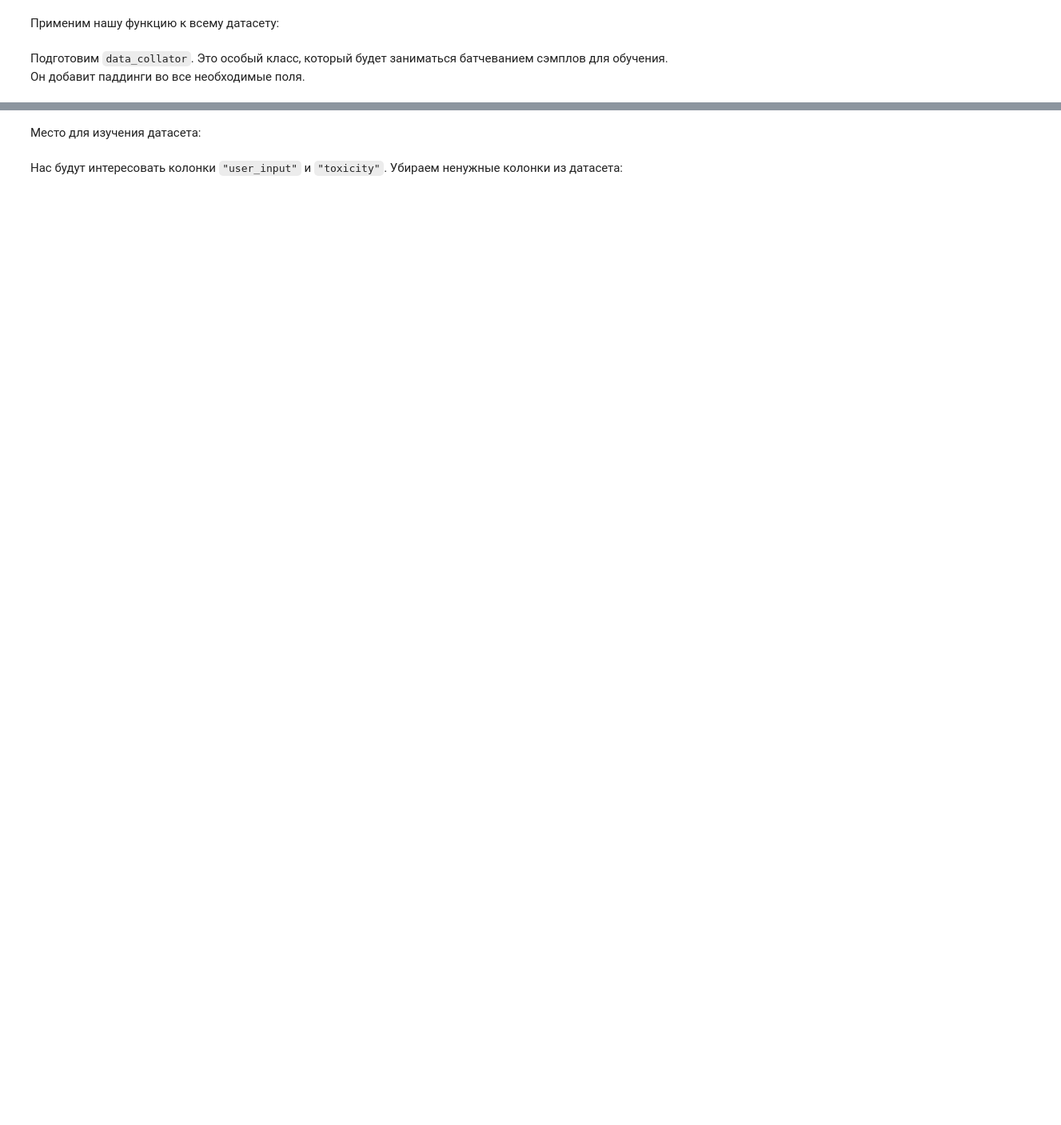
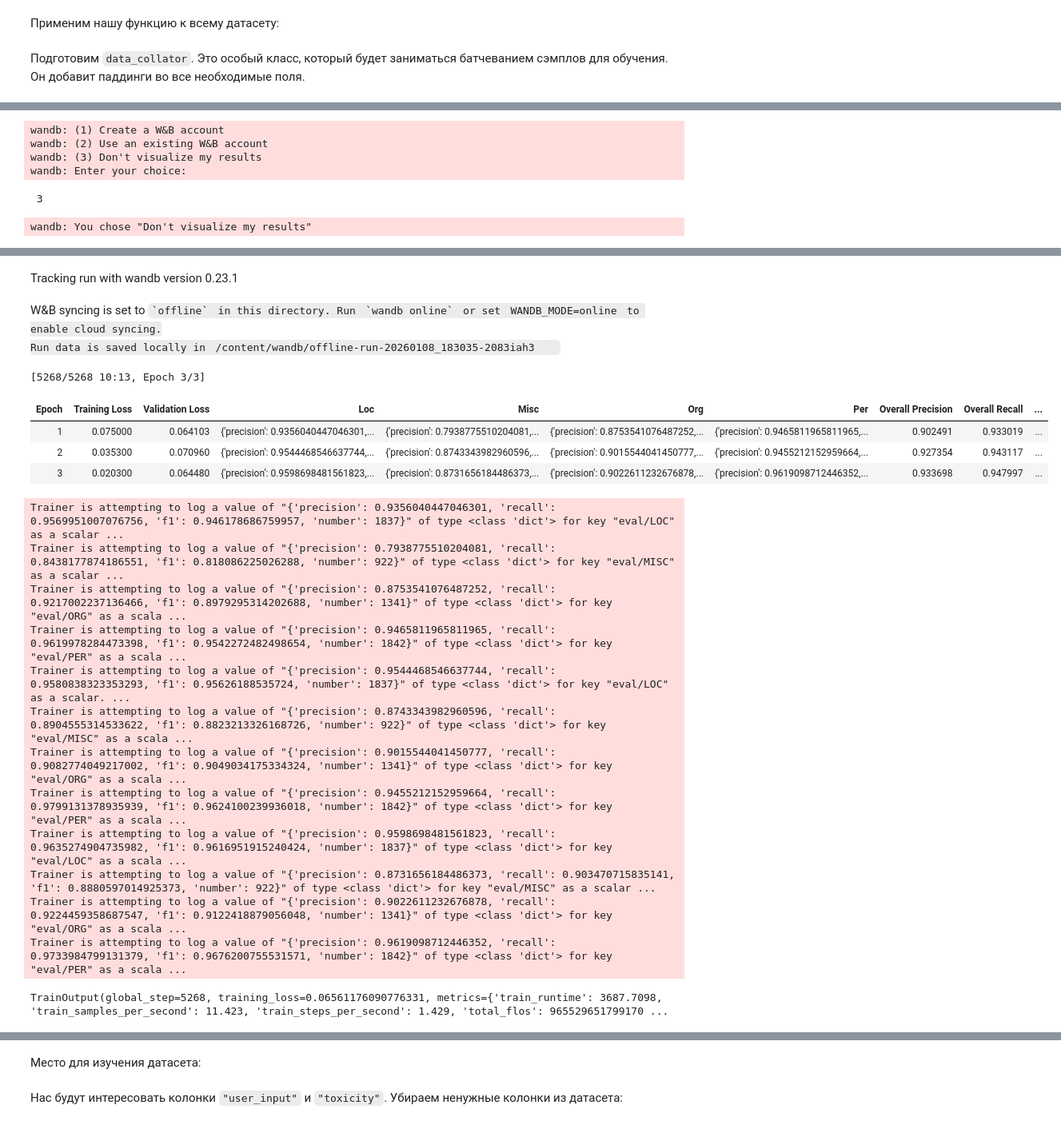
Before and after one commit to CallBan/pet-projects, a Jupyter notebook: Mentoring-practice/hw3_ner_and_classification.ipynb, the cells around one changed output, grey strips where cells are left out. Shown at 80% size. Saved outputs shown, nothing was run; the diff lists cells and outputs as text; code cells hidden in the pictures; blank space fills up the shorter version.

```diff
--- a/Mentoring-practice/hw3_ner_and_classification.ipynb
+++ b/Mentoring-practice/hw3_ner_and_classification.ipynb
@@ -220,7 +373,26 @@ metrics_calculator = evaluate.load("seqeval")
 
 def calculate_metrics(eval_predictions):
     logits, target_labels = eval_predictions
-    ...
+    predictions = logits.argmax(axis=-1)
+
+    predictions_list = []
+    references_list = []
+    for i in range(logits.shape[0]):
+      sentence_prediction = []
+      sentence_reference = []
+      for j in range(logits.shape[1]):
+        if target_labels[i][j] == -100:
+          continue
+        else:
+          sentence_prediction.append(id2label[predictions[i][j]])
+          sentence_reference.append(id2label[target_labels[i][j]])
+      predictions_list.append(sentence_prediction)
+      references_list.append(sentence_reference)
+
+    return metrics_calculator.compute(
+        predictions=predictions_list,
+        references=references_list
+    )
 # %% [markdown]
 ### Обучение
 
@@ -248,7 +420,34 @@ def calculate_metrics(eval_predictions):
 
 После чего запустить `trainer.train()`
 # %%
-# from transformers import Trainer, TrainingArguments
+from transformers import Trainer, TrainingArguments
 
+trainer_args = TrainingArguments(
+    eval_strategy="epoch",
+    save_strategy="epoch",
+    metric_for_best_model="overall_f1",
+    greater_is_better=True,
+    learning_rate=2e-5,
+    num_train_epochs=3,
+    per_device_train_batch_size=8,
+    per_device_eval_batch_size=8
+)
 
-...
+trainer = Trainer(
+    model=model,
+    args=trainer_args,
+    train_dataset=preprocessed_ner_dataset["train"],
+    eval_dataset=preprocessed_ner_dataset["validation"],
+    tokenizer=bert_tokenizer,
+    compute_metrics=calculate_metrics,
+    data_collator=data_collator
+)
+
+trainer.train()
+# %% [output]
+wandb: (1) Create a W&B account
+wandb: (2) Use an existing W&B account
+wandb: (3) Don't visualize my results
+wandb: Enter your choice:
+ 3
+wandb: You chose "Don't visualize my results"
@@ -255,3 +455,24 @@ def calculate_metrics(eval_predictions):
+Tracking run with wandb version 0.23.1
+W&B syncing is set to `offline` in this directory. Run `wandb online` or set WANDB_MODE=online to enable cloud syncing.
+Run data is saved locally in /content/wandb/offline-run-20260108_183035-2083iah3
+[5268/5268 10:13, Epoch 3/3]
+| Epoch | Training Loss | Validation Loss | Loc | Misc | Org | Per | Overall Precision | Overall Recall | ... |
+| 1 | 0.075000 | 0.064103 | {'precision': 0.9356040447046301,... | {'precision': 0.7938775510204081,... | {'precision': 0.8753541076487252,... | {'precision': 0.9465811965811965,... | 0.902491 | 0.933019 | ... |
+| 2 | 0.035300 | 0.070960 | {'precision': 0.9544468546637744,... | {'precision': 0.8743343982960596,... | {'precision': 0.9015544041450777,... | {'precision': 0.9455212152959664,... | 0.927354 | 0.943117 | ... |
+| 3 | 0.020300 | 0.064480 | {'precision': 0.9598698481561823,... | {'precision': 0.8731656184486373,... | {'precision': 0.9022611232676878,... | {'precision': 0.9619098712446352,... | 0.933698 | 0.947997 | ... |
+Trainer is attempting to log a value of "{'precision': 0.9356040447046301, 'recall': 0.9569951007076756, 'f1': 0.946178686759957, 'number': 1837}" of type <class 'dict'> for key "eval/LOC" as a scalar ...
+Trainer is attempting to log a value of "{'precision': 0.7938775510204081, 'recall': 0.8438177874186551, 'f1': 0.818086225026288, 'number': 922}" of type <class 'dict'> for key "eval/MISC" as a scalar ...
+Trainer is attempting to log a value of "{'precision': 0.8753541076487252, 'recall': 0.9217002237136466, 'f1': 0.8979295314202688, 'number': 1341}" of type <class 'dict'> for key "eval/ORG" as a scala ...
+Trainer is attempting to log a value of "{'precision': 0.9465811965811965, 'recall': 0.9619978284473398, 'f1': 0.9542272482498654, 'number': 1842}" of type <class 'dict'> for key "eval/PER" as a scala ...
+Trainer is attempting to log a value of "{'precision': 0.9544468546637744, 'recall': 0.9580838323353293, 'f1': 0.95626188535724, 'number': 1837}" of type <class 'dict'> for key "eval/LOC" as a scalar. ...
+Trainer is attempting to log a value of "{'precision': 0.8743343982960596, 'recall': 0.8904555314533622, 'f1': 0.8823213326168726, 'number': 922}" of type <class 'dict'> for key "eval/MISC" as a scala ...
+Trainer is attempting to log a value of "{'precision': 0.9015544041450777, 'recall': 0.9082774049217002, 'f1': 0.9049034175334324, 'number': 1341}" of type <class 'dict'> for key "eval/ORG" as a scala ...
+Trainer is attempting to log a value of "{'precision': 0.9455212152959664, 'recall': 0.9799131378935939, 'f1': 0.9624100239936018, 'number': 1842}" of type <class 'dict'> for key "eval/PER" as a scala ...
+Trainer is attempting to log a value of "{'precision': 0.9598698481561823, 'recall': 0.9635274904735982, 'f1': 0.9616951915240424, 'number': 1837}" of type <class 'dict'> for key "eval/LOC" as a scala ...
+Trainer is attempting to log a value of "{'precision': 0.8731656184486373, 'recall': 0.903470715835141, 'f1': 0.8880597014925373, 'number': 922}" of type <class 'dict'> for key "eval/MISC" as a scalar ...
+Trainer is attempting to log a value of "{'precision': 0.9022611232676878, 'recall': 0.9224459358687547, 'f1': 0.9122418879056048, 'number': 1341}" of type <class 'dict'> for key "eval/ORG" as a scala ...
+Trainer is attempting to log a value of "{'precision': 0.9619098712446352, 'recall': 0.9733984799131379, 'f1': 0.9676200755531571, 'number': 1842}" of type <class 'dict'> for key "eval/PER" as a scala ...
+TrainOutput(global_step=5268, training_loss=0.06561176090776331, metrics={'train_runtime': 3687.7098, 'train_samples_per_second': 11.423, 'train_steps_per_second': 1.429, 'total_flos': 965529651799170 ...
 # %% [markdown]
 ### Обработка результатов Результатов
 
```
Also changed, not shown: parts of 22 cells of this notebook.
